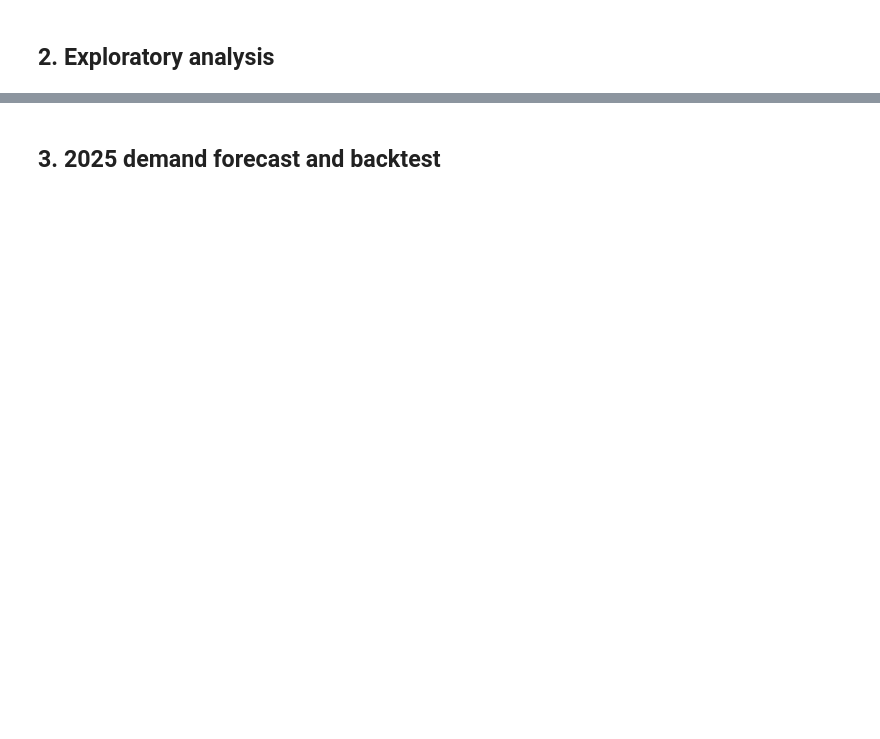
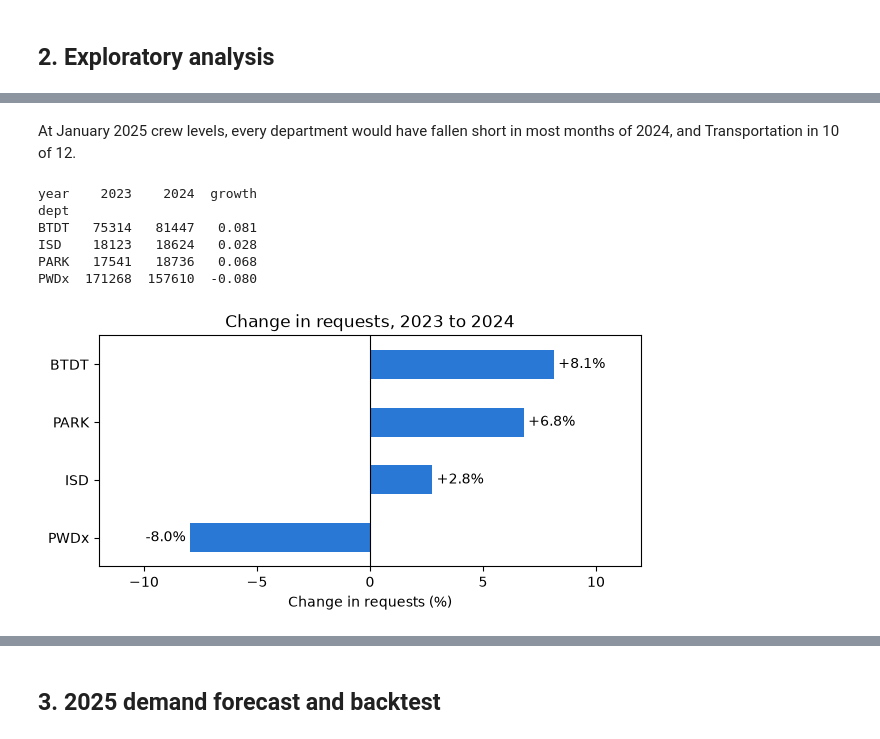
Before and after one commit to nishanth3112/Bos311-Crew-Planner, a Jupyter notebook: notebooks/boston311_crew_planner.ipynb, the cells around one changed output, grey strips where cells are left out. Cells and saved outputs as stored; diff of their text form; code cells hidden in the pictures; blank space fills up the shorter version.

```diff
--- a/notebooks/boston311_crew_planner.ipynb
+++ b/notebooks/boston311_crew_planner.ipynb
@@ -59,0 +62,13 @@ LLM_MODEL: openai/gpt-oss-20b
+# %%
+import html
+import urllib.request
+
+URL = "https://data.boston.gov/dataset/8048697b-ad64-4bfc-b090-ee00169f2323/resource/{}/download/lagan_311_open_data_{}_rvsd3.csv"
+FILES = {2023: "e6013a93-1321-4f2a-bf91-8d8a02f1e62f", 2024: "dff4d804-5031-443a-8409-8344efd0e5c8"}
+for year, resource in FILES.items():
+    if not (RAW / f"311_{year}.csv").exists():
+        urllib.request.urlretrieve(URL.format(resource, year), RAW / f"311_{year}.csv")
+
+con = duckdb.connect()
+con.sql(f"create view raw as select * from read_csv_auto({[str(RAW / f'311_{y}.csv') for y in FILES]})")
+con.sql("select year(open_dt) as year, count(*) as requests from raw group by 1 order by 1").df()
@@ -61,0 +178,21 @@ LLM_MODEL: openai/gpt-oss-20b
+# %% [markdown]
+At January 2025 crew levels, every department would have fallen short in most months of 2024, and Transportation in 10 of 12.
+# %%
+totals = monthly.assign(year=monthly.month.str[:4]).pivot_table(index="dept", columns="year", values="requests", aggfunc="sum")
+totals["growth"] = totals["2024"] / totals["2023"] - 1
+print(totals.round(3))
+
+ax = totals.growth.sort_values().mul(100).plot.barh(color=BLUE, figsize=(7, 3))
+ax.bar_label(ax.containers[0], fmt="%+.1f%%", padding=3)
+ax.axvline(0, color="black", lw=0.8)
+ax.set_xlim(-12, 12)
+ax.set(xlabel="Change in requests (%)", ylabel="", title="Change in requests, 2023 to 2024")
+plt.show()
+# %% [output]
+year    2023    2024  growth
+dept
+BTDT   75314   81447   0.081
+ISD    18123   18624   0.028
+PARK   17541   18736   0.068
+PWDx  171268  157610  -0.080
+[figure, added]
```
Also changed, not shown: parts of 16 cells of this notebook, 3 other files.
